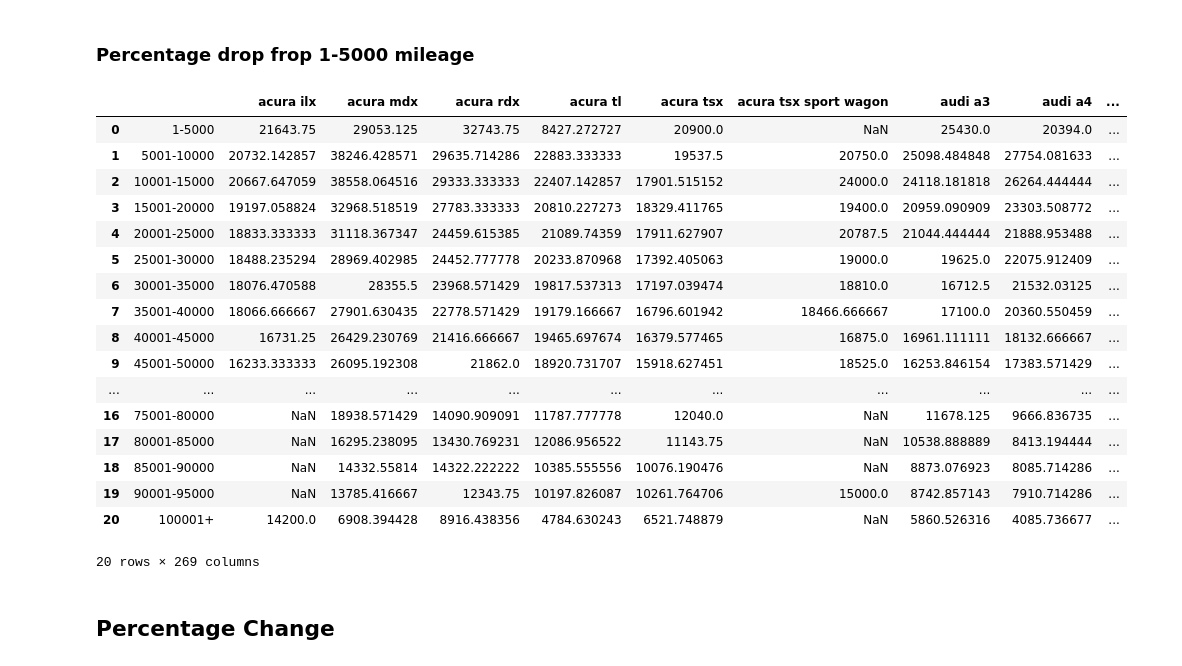
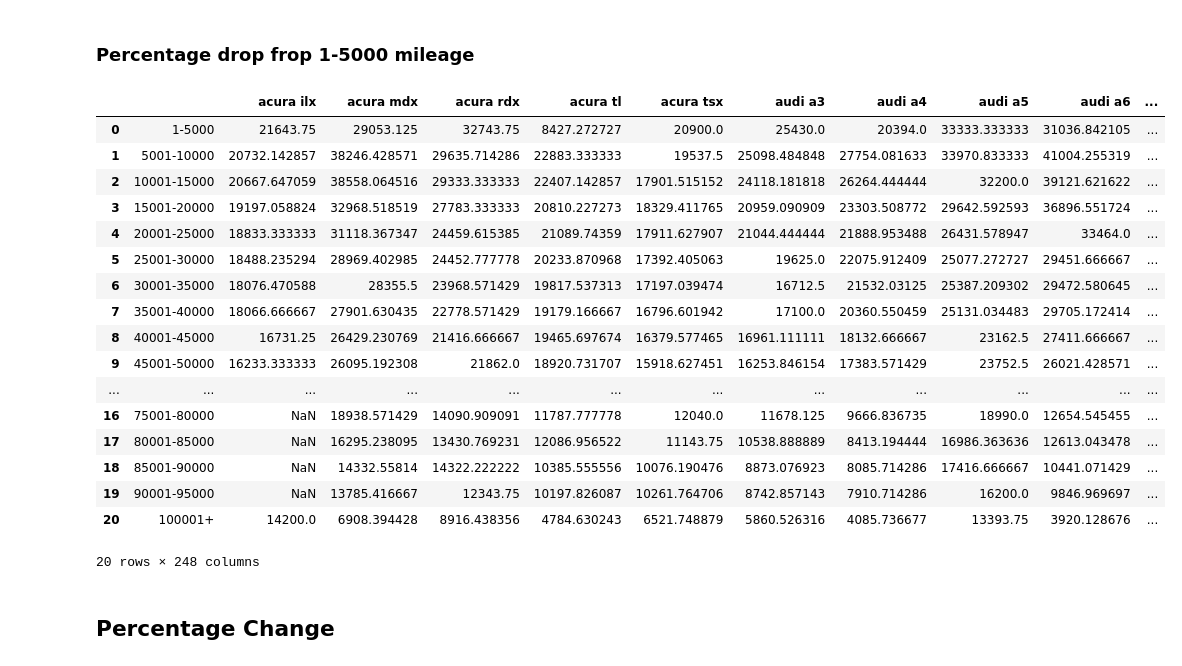
Before and after one commit to Kittisak-M/Best-Strategy-to-Buy-Car-for-Value-Concious-Customer, a Jupyter notebook: Vehicle Sales Analysis.ipynb, the cells around one changed output. Saved outputs shown, nothing was run; the diff lists cells and outputs as text; code cells hidden in the pictures.

```diff
--- a/Vehicle Sales Analysis.ipynb
+++ b/Vehicle Sales Analysis.ipynb
@@ -1581,11 +1618,6 @@ as you can see there is some model that price go up a little bit before going do
 # %% [markdown]
 ### pivot data
 # %%
-# Rename the columns
-grouped.columns = ['car_brand_name', '', 'num_of_sold_cars', 'avg_price']
-
-import pandas as pd
-
 # Define the categorization function
 def categorize(value):
     if 1 <= value <= 5000:
@@ -1697,35 +1729,41 @@ print(pivoted)
 # %% [markdown]
 ### Percentage drop frop 1-5000 mileage
 # %%
-# Count the number of missing values in each column from the 1st to 10th row
-missing_values_count = pivoted.iloc[1:11].isnull().sum()
+# Specify the rows to check for missing values
+rows_to_check = [1, 10, 3, 19]
+
+# Combine the rows to check
+rows_to_check_combined = sorted(set(rows_to_check))  # Ensure unique and sorted
+
+# Count the number of missing values in each column for the specified rows
+missing_values_count = pivoted.iloc[rows_to_check_combined].isnull().sum()
 
 # Identify columns with any missing values in the specified rows
 columns_to_drop = missing_values_count[missing_values_count > 0].index
 
 # Drop columns with any missing values in the specified rows
 pv_avg_sp = pivoted.drop(columns_to_drop, axis=1)
 
 pv_avg_sp
 # %% [output]
-|  |  | acura ilx | acura mdx | acura rdx | acura tl | acura tsx | acura tsx sport wagon | audi a3 | audi a4 | ... |
-| 0 | 1-5000 | 21643.75 | 29053.125 | 32743.75 | 8427.272727 | 20900.0 | NaN | 25430.0 | 20394.0 | ... |
-| 1 | 5001-10000 | 20732.142857 | 38246.428571 | 29635.714286 | 22883.333333 | 19537.5 | 20750.0 | 25098.484848 | 27754.081633 | ... |
-| 2 | 10001-15000 | 20667.647059 | 38558.064516 | 29333.333333 | 22407.142857 | 17901.515152 | 24000.0 | 24118.181818 | 26264.444444 | ... |
-| 3 | 15001-20000 | 19197.058824 | 32968.518519 | 27783.333333 | 20810.227273 | 18329.411765 | 19400.0 | 20959.090909 | 23303.508772 | ... |
-| 4 | 20001-25000 | 18833.333333 | 31118.367347 | 24459.615385 | 21089.74359 | 17911.627907 | 20787.5 | 21044.444444 | 21888.953488 | ... |
-| 5 | 25001-30000 | 18488.235294 | 28969.402985 | 24452.777778 | 20233.870968 | 17392.405063 | 19000.0 | 19625.0 | 22075.912409 | ... |
-| 6 | 30001-35000 | 18076.470588 | 28355.5 | 23968.571429 | 19817.537313 | 17197.039474 | 18810.0 | 16712.5 | 21532.03125 | ... |
-| 7 | 35001-40000 | 18066.666667 | 27901.630435 | 22778.571429 | 19179.166667 | 16796.601942 | 18466.666667 | 17100.0 | 20360.550459 | ... |
-| 8 | 40001-45000 | 16731.25 | 26429.230769 | 21416.666667 | 19465.697674 | 16379.577465 | 16875.0 | 16961.111111 | 18132.666667 | ... |
-| 9 | 45001-50000 | 16233.333333 | 26095.192308 | 21862.0 | 18920.731707 | 15918.627451 | 18525.0 | 16253.846154 | 17383.571429 | ... |
-| ... | ... | ... | ... | ... | ... | ... | ... | ... | ... | ... |
-| 16 | 75001-80000 | NaN | 18938.571429 | 14090.909091 | 11787.777778 | 12040.0 | NaN | 11678.125 | 9666.836735 | ... |
-| 17 | 80001-85000 | NaN | 16295.238095 | 13430.769231 | 12086.956522 | 11143.75 | NaN | 10538.888889 | 8413.194444 | ... |
-| 18 | 85001-90000 | NaN | 14332.55814 | 14322.222222 | 10385.555556 | 10076.190476 | NaN | 8873.076923 | 8085.714286 | ... |
-| 19 | 90001-95000 | NaN | 13785.416667 | 12343.75 | 10197.826087 | 10261.764706 | 15000.0 | 8742.857143 | 7910.714286 | ... |
-| 20 | 100001+ | 14200.0 | 6908.394428 | 8916.438356 | 4784.630243 | 6521.748879 | NaN | 5860.526316 | 4085.736677 | ... |
+|  |  | acura ilx | acura mdx | acura rdx | acura tl | acura tsx | audi a3 | audi a4 | audi a5 | audi a6 | ... |
+| 0 | 1-5000 | 21643.75 | 29053.125 | 32743.75 | 8427.272727 | 20900.0 | 25430.0 | 20394.0 | 33333.333333 | 31036.842105 | ... |
+| 1 | 5001-10000 | 20732.142857 | 38246.428571 | 29635.714286 | 22883.333333 | 19537.5 | 25098.484848 | 27754.081633 | 33970.833333 | 41004.255319 | ... |
+| 2 | 10001-15000 | 20667.647059 | 38558.064516 | 29333.333333 | 22407.142857 | 17901.515152 | 24118.181818 | 26264.444444 | 32200.0 | 39121.621622 | ... |
+| 3 | 15001-20000 | 19197.058824 | 32968.518519 | 27783.333333 | 20810.227273 | 18329.411765 | 20959.090909 | 23303.508772 | 29642.592593 | 36896.551724 | ... |
+| 4 | 20001-25000 | 18833.333333 | 31118.367347 | 24459.615385 | 21089.74359 | 17911.627907 | 21044.444444 | 21888.953488 | 26431.578947 | 33464.0 | ... |
+| 5 | 25001-30000 | 18488.235294 | 28969.402985 | 24452.777778 | 20233.870968 | 17392.405063 | 19625.0 | 22075.912409 | 25077.272727 | 29451.666667 | ... |
+| 6 | 30001-35000 | 18076.470588 | 28355.5 | 23968.571429 | 19817.537313 | 17197.039474 | 16712.5 | 21532.03125 | 25387.209302 | 29472.580645 | ... |
+| 7 | 35001-40000 | 18066.666667 | 27901.630435 | 22778.571429 | 19179.166667 | 16796.601942 | 17100.0 | 20360.550459 | 25131.034483 | 29705.172414 | ... |
+| 8 | 40001-45000 | 16731.25 | 26429.230769 | 21416.666667 | 19465.697674 | 16379.577465 | 16961.111111 | 18132.666667 | 23162.5 | 27411.666667 | ... |
+| 9 | 45001-50000 | 16233.333333 | 26095.192308 | 21862.0 | 18920.731707 | 15918.627451 | 16253.846154 | 17383.571429 | 23752.5 | 26021.428571 | ... |
+| ... | ... | ... | ... | ... | ... | ... | ... | ... | ... | ... | ... |
+| 16 | 75001-80000 | NaN | 18938.571429 | 14090.909091 | 11787.777778 | 12040.0 | 11678.125 | 9666.836735 | 18990.0 | 12654.545455 | ... |
+| 17 | 80001-85000 | NaN | 16295.238095 | 13430.769231 | 12086.956522 | 11143.75 | 10538.888889 | 8413.194444 | 16986.363636 | 12613.043478 | ... |
+| 18 | 85001-90000 | NaN | 14332.55814 | 14322.222222 | 10385.555556 | 10076.190476 | 8873.076923 | 8085.714286 | 17416.666667 | 10441.071429 | ... |
+| 19 | 90001-95000 | NaN | 13785.416667 | 12343.75 | 10197.826087 | 10261.764706 | 8742.857143 | 7910.714286 | 16200.0 | 9846.969697 | ... |
+| 20 | 100001+ | 14200.0 | 6908.394428 | 8916.438356 | 4784.630243 | 6521.748879 | 5860.526316 | 4085.736677 | 13393.75 | 3920.128676 | ... |
-20 rows × 269 columns
+20 rows × 248 columns
 # %% [markdown]
 ## Percentage Change
 # %%
```
Also changed, not shown: parts of 12 cells of this notebook.
